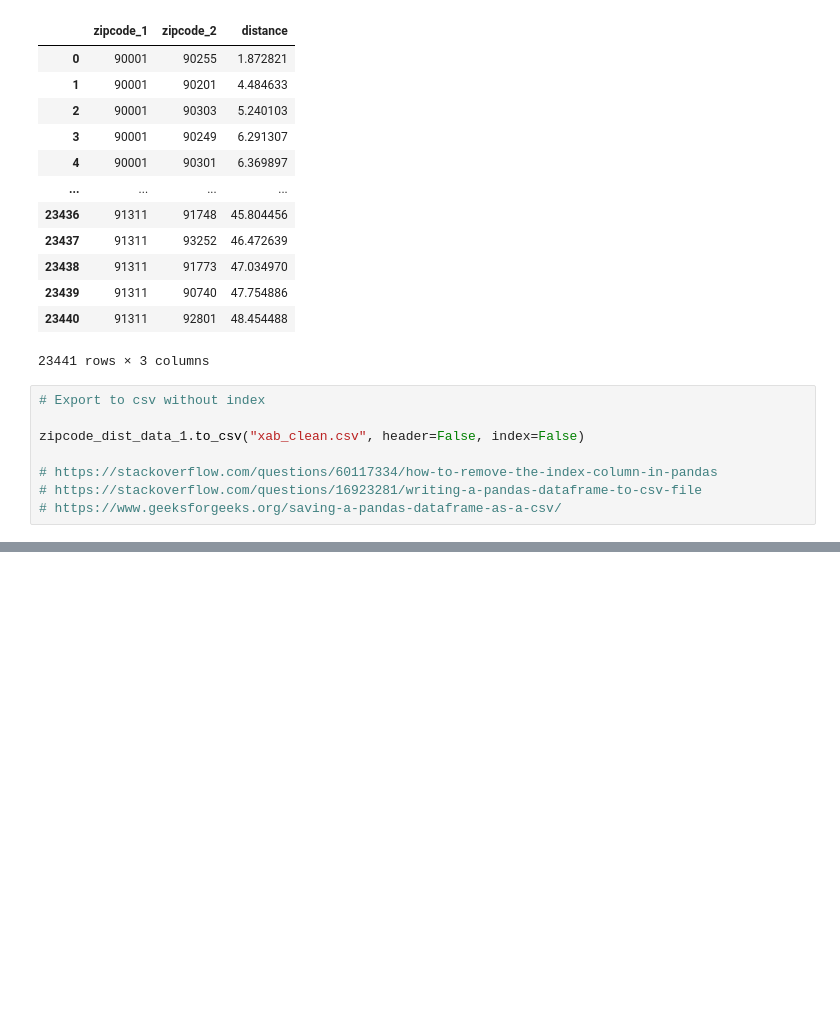
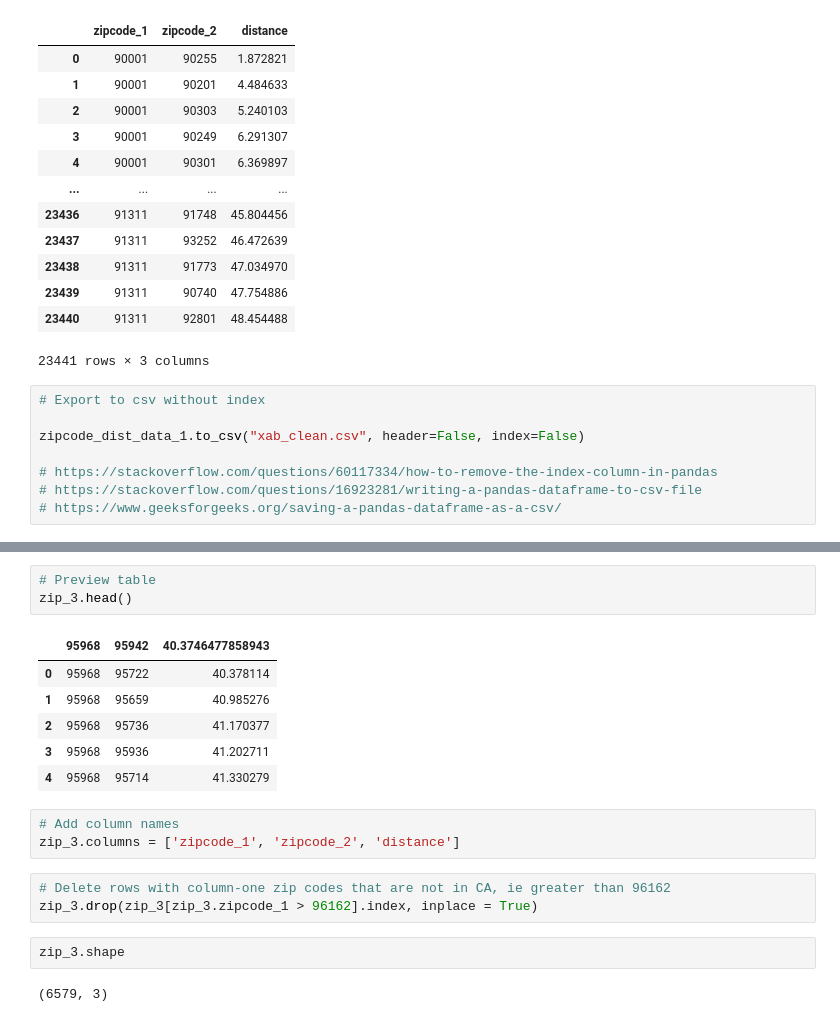
Before and after one commit to eunicode/clean-csv-distance-list, a Jupyter notebook: src/zipcode-distance-data.ipynb, the cells around one changed output, grey strips where cells are left out. Cells and saved outputs as stored; diff of their text form; blank space fills up the shorter version.

```diff
--- a/src/zipcode-distance-data.ipynb
+++ b/src/zipcode-distance-data.ipynb
@@ -179,0 +240,20 @@ zipcode_dist_data_1.to_csv("xab_clean.csv", header=False, index=False)
+# %%
+# Preview table
+zip_3.head()
+# %% [output]
+|  | 95968 | 95942 | 40.3746477858943 |
+| 0 | 95968 | 95722 | 40.378114 |
+| 1 | 95968 | 95659 | 40.985276 |
+| 2 | 95968 | 95736 | 41.170377 |
+| 3 | 95968 | 95936 | 41.202711 |
+| 4 | 95968 | 95714 | 41.330279 |
+# %%
+# Add column names
+zip_3.columns = ['zipcode_1', 'zipcode_2', 'distance']
+# %%
+# Delete rows with column-one zip codes that are not in CA, ie greater than 96162
+zip_3.drop(zip_3[zip_3.zipcode_1 > 96162].index, inplace = True)
+# %%
+zip_3.shape
+# %% [output]
+(6579, 3)
```
Also changed, not shown: parts of 27 cells of this notebook, 12 other files.
